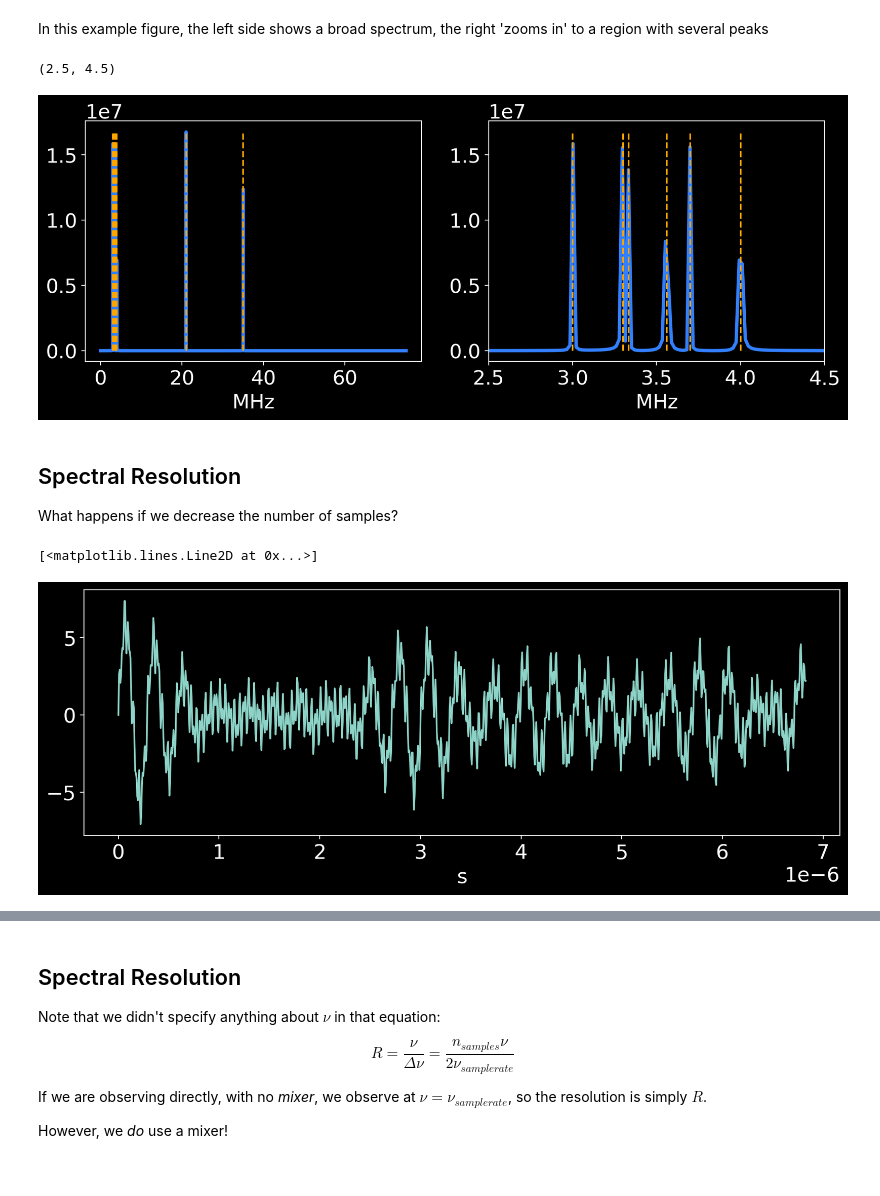
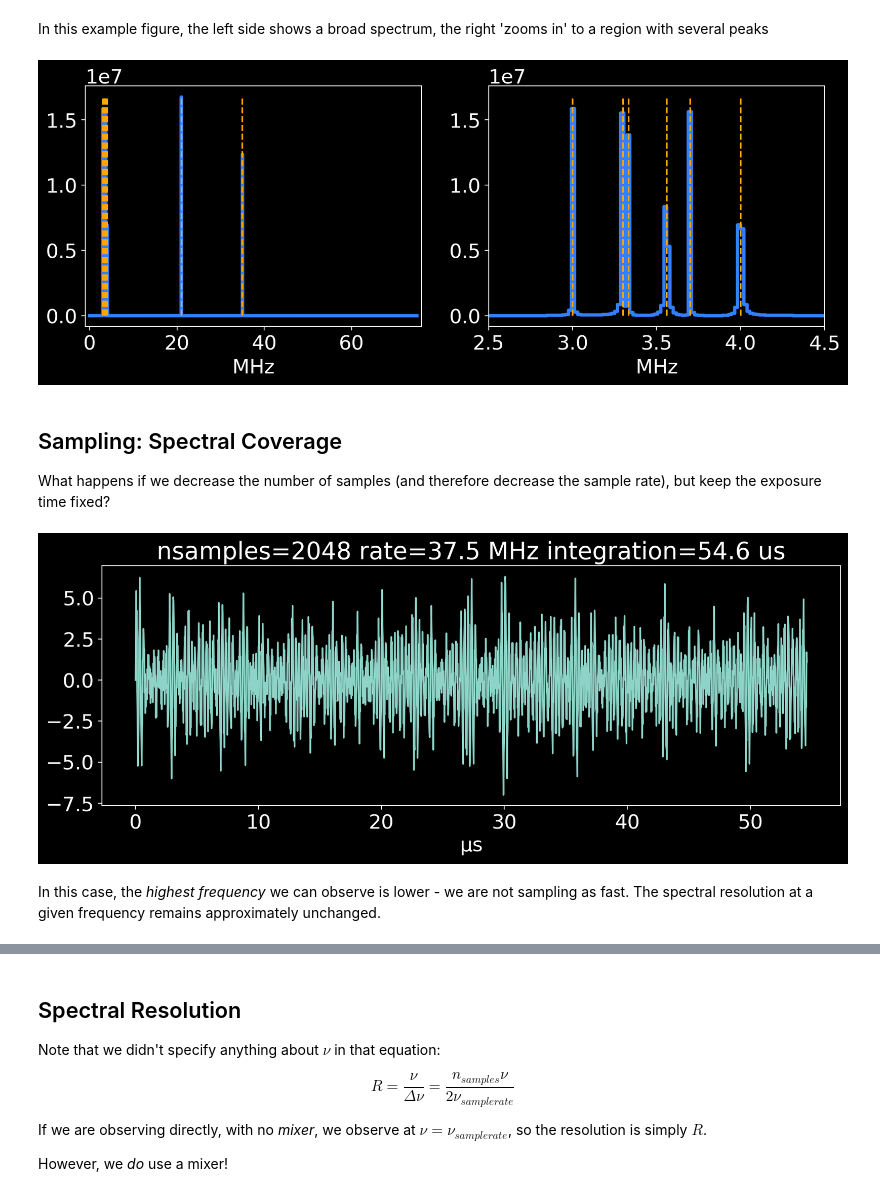
Before and after one commit to keflavich/AST4723-Public-Materials, a Jupyter notebook: Lecture - Radio 2 - Radio Astronomy.ipynb, the cells around one changed output, grey strips where cells are left out. Drawn from its saved outputs; the diff is of its cells as text; code cells hidden in the pictures.

```diff
--- a/Lecture - Radio 2 - Radio Astronomy.ipynb
+++ b/Lecture - Radio 2 - Radio Astronomy.ipynb
@@ -273,12 +273,13 @@ The USB dongle delivers an amplified, frequency-shifted, filtered, digitized sig
 We take that signal and convert it to a spectrum.
 # %%
 nsamples = 8192
-samplerate = 150 * u.MHz
-time = (nsamples/samplerate).to(u.s)
+samplerate = 150*u.MHz
+time = (nsamples/samplerate).to(u.us)
 frequencies = [3, 3.3, 3.333333, 3.56, 3.7, 4, 21, 35]*u.MHz
 theta = np.linspace(0*u.s, time, nsamples)
 signals = [np.sin(2*np.pi*(theta * freq).decompose().value) for freq in frequencies]
 total_signal = np.sum(signals, axis=0)
 pl.figure(figsize=(12,4))
-pl.plot(theta, total_signal)
+pl.title(f"nsamples={nsamples} rate={samplerate.to(u.MHz)} integration={time:0.1f}")
+pl.plot(theta, total_signal);
 # %% [output]
@@ -290,46 +290,46 @@ pl.plot(theta, total_signal)
 We're going to use these, but not go deeply into the math.
 # %%
 ft_signal = np.fft.fft(total_signal)
-freq = (np.fft.fftfreq(total_signal.size) * total_signal.size
-        / (theta.max()-theta.min())).to(u.MHz)
+freq = (np.fft.fftfreq(total_signal.size) * samplerate).to(u.MHz)
 powerspectrum = np.abs((ft_signal)**2)
 # %% [markdown]
 In this example figure, the left side shows a broad spectrum, the right 'zooms in' to a region with several peaks
 # %%
 fig = pl.figure(figsize=(12,4))
 ax1 = pl.subplot(1,2,1)
-ax1.plot(freq[freq>0], powerspectrum[freq>0], color=(0.2,0.5,1), linewidth=3)
+ax1.plot(freq[freq>0], powerspectrum[freq>0], color=(0.2,0.5,1), linewidth=3, drawstyle='steps-mid')
 ax1.vlines(frequencies, 0, powerspectrum.max(), linestyle='--', color='orange')
-#ax1.set_xlim(0,40)
+ax1.set_xlim(-1,76)
 ax2 = pl.subplot(1,2,2)
-ax2.plot(freq[freq>0], powerspectrum[freq>0], color=(0.2,0.5,1), linewidth=3)
+ax2.plot(freq[freq>0], powerspectrum[freq>0], color=(0.2,0.5,1), linewidth=3, drawstyle='steps-mid')
 ax2.vlines(frequencies, 0, powerspectrum.max(), linestyle='--', color='orange')
-ax2.set_xlim(2.5,4.5)
+ax2.set_xlim(2.5,4.5);
 # %% [output]
-(2.5, 4.5)
-[figure, old version]
+[figure, new version]
 # %% [markdown]
-## Spectral Resolution
+## Sampling: Spectral Coverage
 
-What happens if we decrease the number of samples?
+What happens if we decrease the number of samples (and therefore decrease the sample rate), but keep the exposure time fixed?
 # %%
-nsamples = 1024
-time = nsamples/samplerate
-theta = np.linspace(0*u.s, time, nsamples).to(u.s)
-signals = [np.sin(2*np.pi*(theta * freq).decompose().value)
+nsamples2 = 2048
+time2 = time
+samplerate2 = nsamples2/time2
+theta2 = np.linspace(0*u.s, time2, nsamples2).to(u.us)
+signals2 = [np.sin(2*np.pi*(theta2 * freq).decompose().value)
            for freq in frequencies]
-total_signal = np.sum(signals, axis=0)
+total_signal2 = np.sum(signals2, axis=0)
 
-ft_signal = np.fft.fft(total_signal)
-freq = (np.fft.fftfreq(total_signal.size) * total_signal.size
-        / (theta.max()-theta.min())).to(u.MHz)
-powerspectrum = np.abs((ft_signal)**2)
+ft_signal2 = np.fft.fft(total_signal2)
+freq2 = (np.fft.fftfreq(total_signal2.size) * samplerate2).to(u.MHz)
+powerspectrum2 = np.abs((ft_signal2)**2)
 
 pl.figure(figsize=(12,4))
-pl.plot(theta, total_signal)
+pl.title(f"nsamples={nsamples2} rate={samplerate2.to(u.MHz)} integration={time2:0.1f}")
+pl.plot(theta2, total_signal2);
 # %% [output]
-[<matplotlib.lines.Line2D at 0x...>]
-[figure, old version]
+[figure, new version]
+# %% [markdown]
+In this case, the *highest frequency* we can observe is lower - we are not sampling as fast.  The spectral resolution at a given frequency remains approximately unchanged.
 # %%
 fig = pl.figure(figsize=(12,4))
 ax1 = pl.subplot(1,2,1)
```
Also changed, not shown: parts of 20 cells of this notebook, 7 other files.
